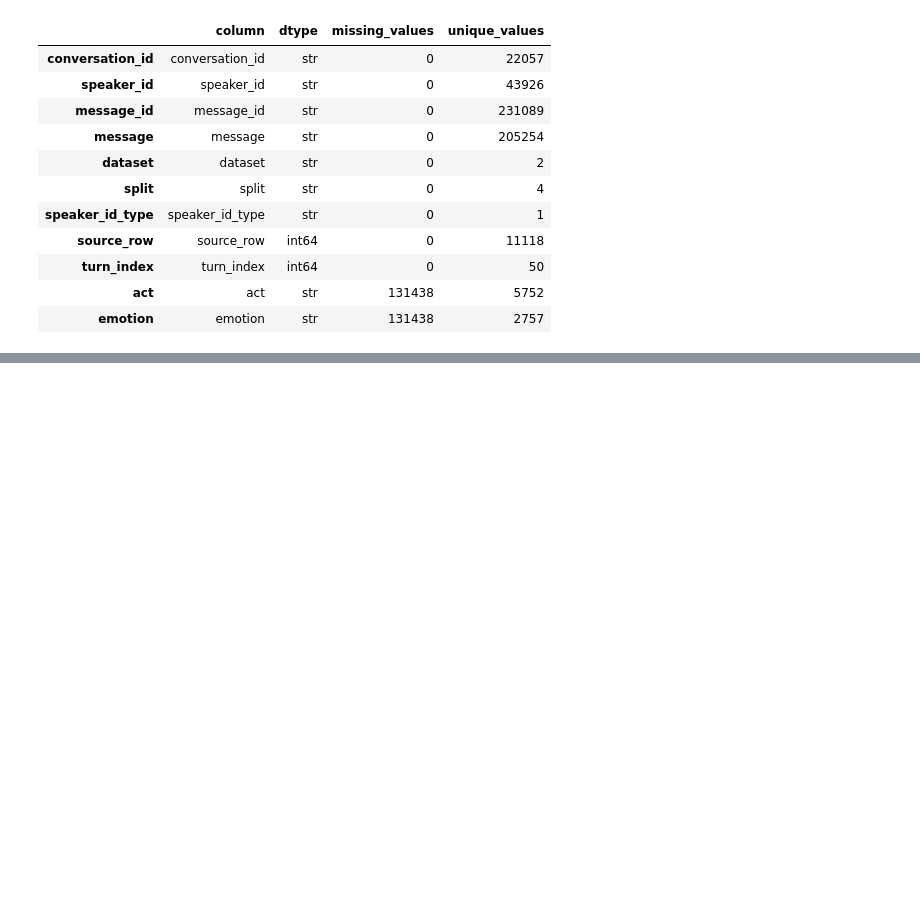
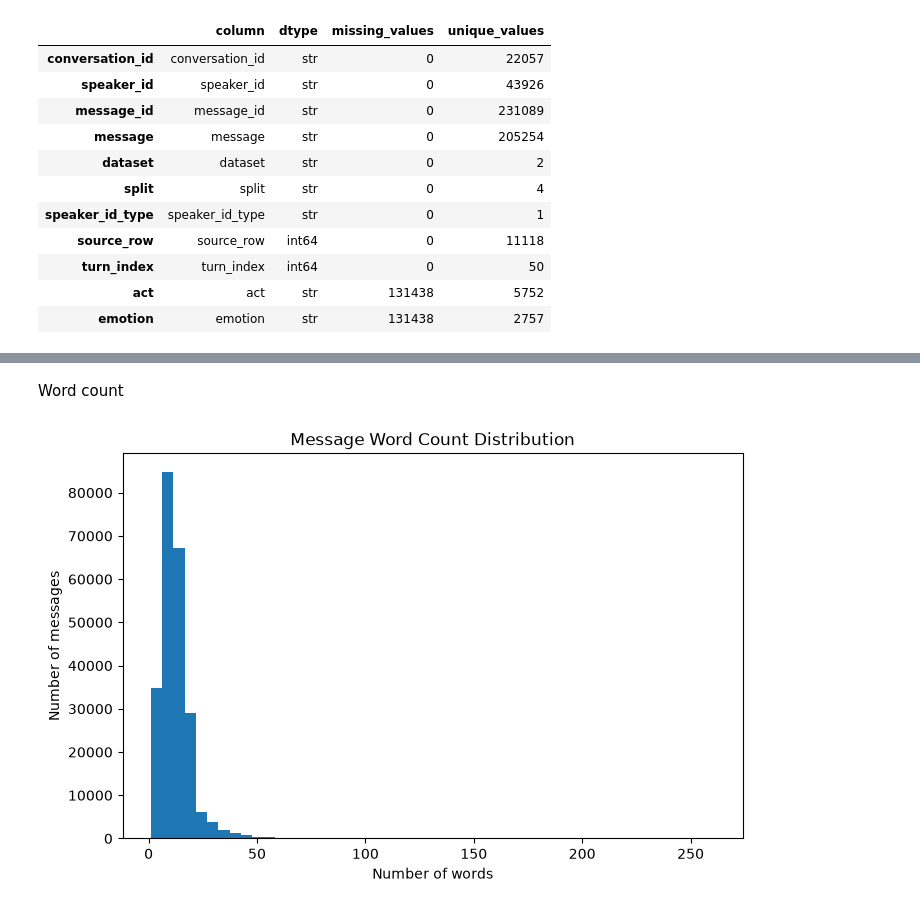
Before and after one commit to arnavbhanage/PickyTalker, a Jupyter notebook: notebooks/01_dataset_exploration.ipynb, the cells around one changed output, grey strips where cells are left out. Cells and saved outputs as stored; diff of their text form; code cells hidden in the pictures; blank space fills up the shorter version.

```diff
--- a/notebooks/01_dataset_exploration.ipynb
+++ b/notebooks/01_dataset_exploration.ipynb
@@ -79,0 +124,11 @@ memory usage: 19.4 MB
+# %%
+df["character_count"] = df["message"].astype(str).str.len()
+
+df["word_count"] = (
+    df["message"]
+    .astype(str)
+    .str.split()
+    .str.len()
+)
+
+df[["character_count", "word_count"]].describe()
@@ -79,0 +145,17 @@ memory usage: 19.4 MB
+# %% [markdown]
+Word count
+# %%
+plt.figure(figsize=(8, 5))
+
+plt.hist(
+    df["word_count"],
+    bins=50
+)
+
+plt.title("Message Word Count Distribution")
+plt.xlabel("Number of words")
+plt.ylabel("Number of messages")
+
+plt.show()
+# %% [output]
+[figure, added]
```
Also changed, not shown: parts of 5 cells of this notebook.
